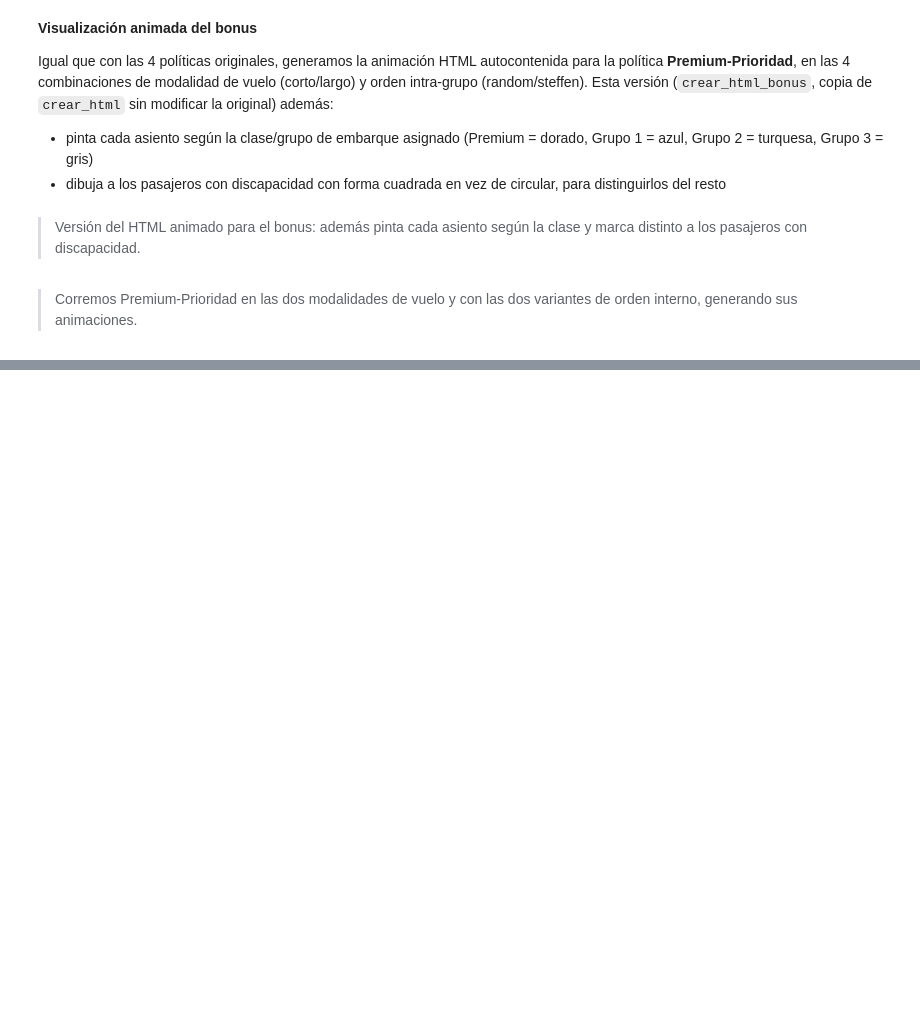
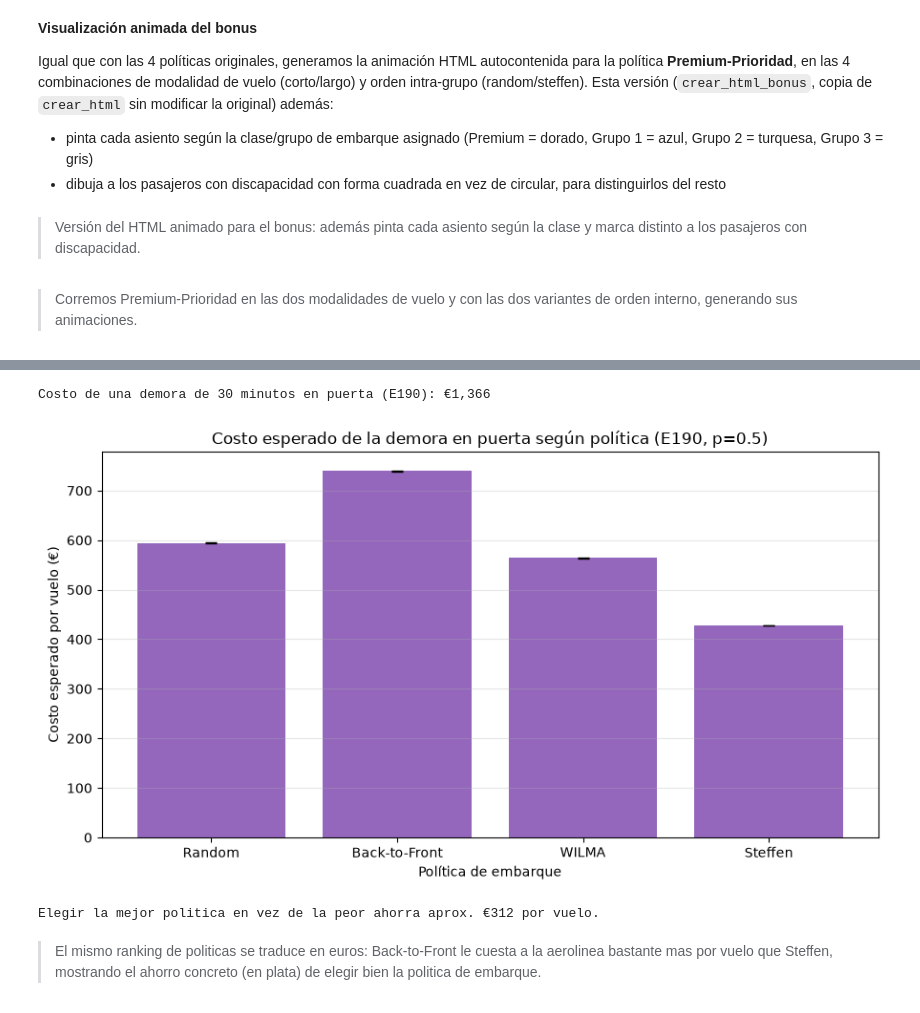
Before and after one commit to manuelferrario/Airplane-Policies-Simulation-Monte-Carlo, a Jupyter notebook: tp1_ACN.ipynb, the cells around one changed output, grey strips where cells are left out. Cells and saved outputs as stored; diff of their text form; code cells hidden in the pictures; blank space fills up the shorter version.

```diff
--- a/tp1_ACN.ipynb
+++ b/tp1_ACN.ipynb
@@ -3253,7 +3298,7 @@ def simular_bonus(modalidad="corto", orden_intragrupo="random"):
 # corto y vuelo largo
 # --------------------------------------------------------------
 
-N_SIMULACIONES_BONUS = 300
+N_SIMULACIONES_BONUS = 1000
 
 resultados_bonus = {}
 
@@ -5002,3 +5051,64 @@ Tiempo total: 20.68 minutos
 HTML creado: boarding_premium_prioridad_largo_steffen_animado.html
 
 Se generaron las animaciones del bonus.
+# %%
+# costo de una demora para un avión tipo E190 (similar al nuestro)
+
+COSTO_GATE_E190_MIN = {
+    5: 71,
+    15: 380,
+    30: 1366,
+}
+
+minutos_tabla = sorted(COSTO_GATE_E190_MIN.keys())
+costos_tabla = [COSTO_GATE_E190_MIN[m] for m in minutos_tabla]
+
+
+def costo_demora_e190(minutos):
+    """Interpola linealmente el costo (en €) de una demora en la
+    puerta de embarque, usando los puntos de referencia de la tabla."""
+    return np.interp(minutos, minutos_tabla, costos_tabla)
+
+
+print(
+    "Costo de una demora de 30 minutos en puerta (E190):",
+    f"€{costo_demora_e190(30):,.0f}"
+)
+
+# Costo esperado por politica, usando el tiempo medio de embarque (p=0.5)
+
+fig, ax = plt.subplots(figsize=(9, 5))
+
+medias_min = [resultados_mc[0.5][pol]["media"] / 60 for pol in politicas]
+ic_inf_min = [resultados_mc[0.5][pol]["ic_inferior"] / 60 for pol in politicas]
+ic_sup_min = [resultados_mc[0.5][pol]["ic_superior"] / 60 for pol in politicas]
+
+costos_medios = [costo_demora_e190(m) for m in medias_min]
+costos_inf = [costo_demora_e190(m) for m in ic_inf_min]
+costos_sup = [costo_demora_e190(m) for m in ic_sup_min]
+
+errores = [
+    [c - ci for c, ci in zip(costos_medios, costos_inf)],
+    [cs - c for c, cs in zip(costos_medios, costos_sup)],
+]
+
+ax.bar(politicas, costos_medios, yerr=errores, capsize=4, color="tab:purple")
+
+ax.set_xlabel("Política de embarque")
+ax.set_ylabel("Costo esperado por vuelo (€)")
+ax.set_title("Costo esperado de la demora en puerta según política (E190, p=0.5)")
+ax.grid(axis="y", alpha=0.3)
+
+plt.tight_layout()
+plt.show()
+
+ahorro = costo_demora_e190(max(medias_min)) - costo_demora_e190(min(medias_min))
+print(
+    f"Elegir la mejor politica en vez de la peor ahorra aprox. €{ahorro:,.0f} por vuelo."
+)
+# %% [output]
+Costo de una demora de 30 minutos en puerta (E190): €1,366
+[figure, added]
+Elegir la mejor politica en vez de la peor ahorra aprox. €312 por vuelo.
+# %% [markdown]
+> El mismo ranking de politicas se traduce en euros: Back-to-Front le cuesta a la aerolinea bastante mas por vuelo que Steffen, mostrando el ahorro concreto (en plata) de elegir bien la politica de embarque.
```
Also changed, not shown: parts of 11 cells of this notebook.
